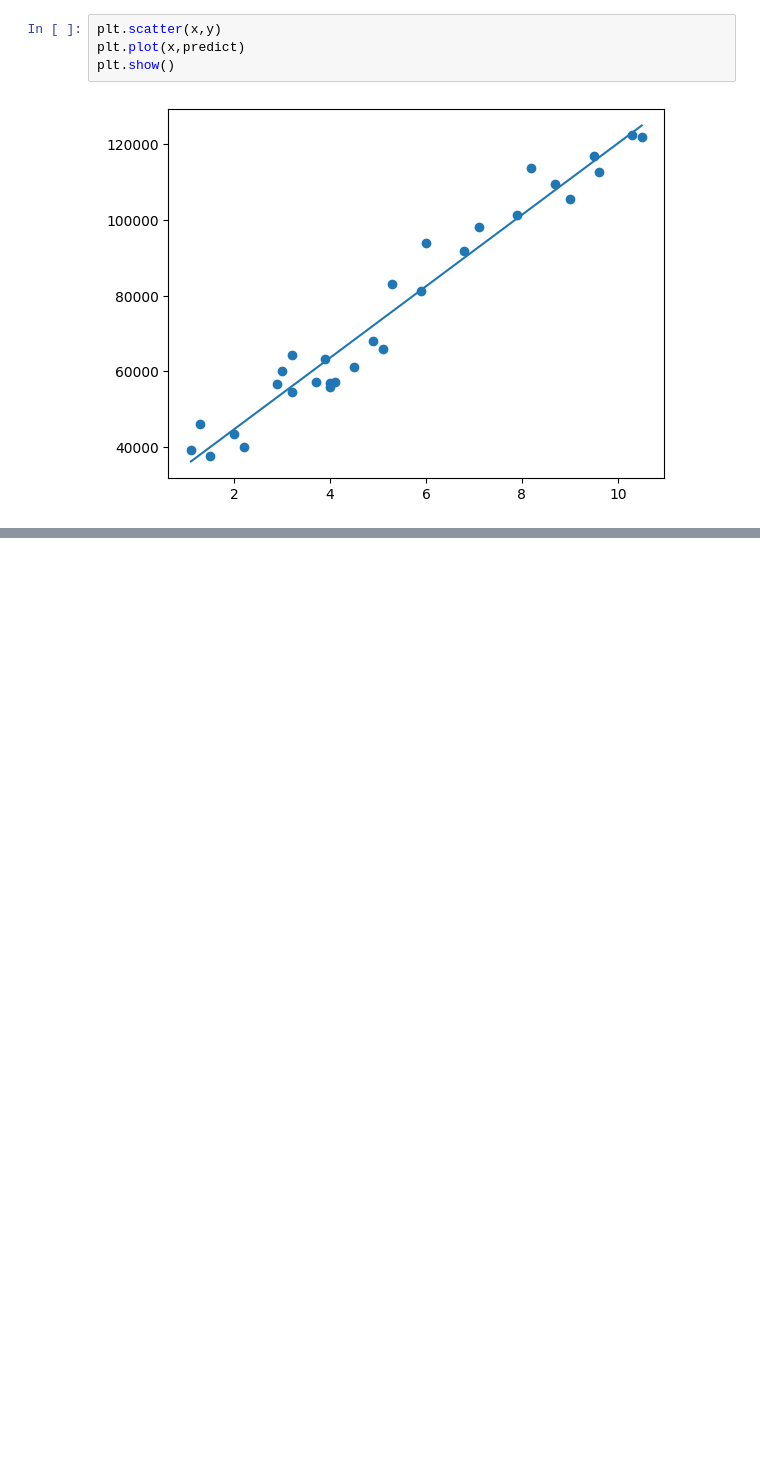
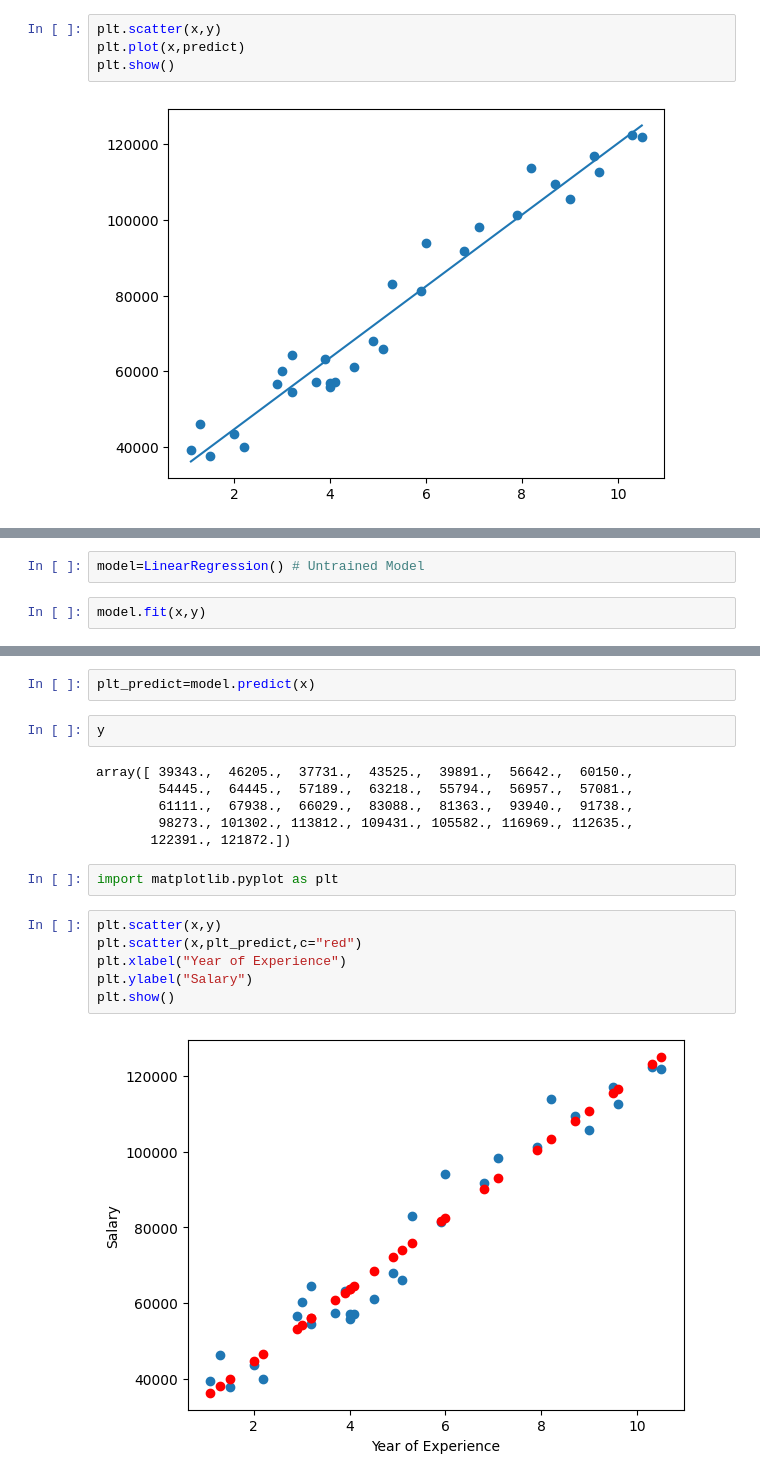
Before and after one commit to ghosh-vishnu/Machine-Learning, a Jupyter notebook: Day_01.ipynb, the cells around one changed output, grey strips where cells are left out. Saved outputs shown, nothing was run; the diff lists cells and outputs as text; blank space fills up the shorter version.

```diff
--- a/Day_01.ipynb
+++ b/Day_01.ipynb
@@ -257,0 +260,4 @@ plt.show()
+# %%
+model=LinearRegression() # Untrained Model
+# %%
+model.fit(x,y)
@@ -257,0 +310,20 @@ plt.show()
+# %%
+plt_predict=model.predict(x)
+# %%
+y
+# %% [output]
+array([ 39343.,  46205.,  37731.,  43525.,  39891.,  56642.,  60150.,
+        54445.,  64445.,  57189.,  63218.,  55794.,  56957.,  57081.,
+        61111.,  67938.,  66029.,  83088.,  81363.,  93940.,  91738.,
+        98273., 101302., 113812., 109431., 105582., 116969., 112635.,
+       122391., 121872.])
+# %%
+import matplotlib.pyplot as plt
+# %%
+plt.scatter(x,y)
+plt.scatter(x,plt_predict,c="red")
+plt.xlabel("Year of Experience")
+plt.ylabel("Salary")
+plt.show()
+# %% [output]
+[figure, added]
```
Also changed, not shown: parts of 7 cells of this notebook, 1 other file.
